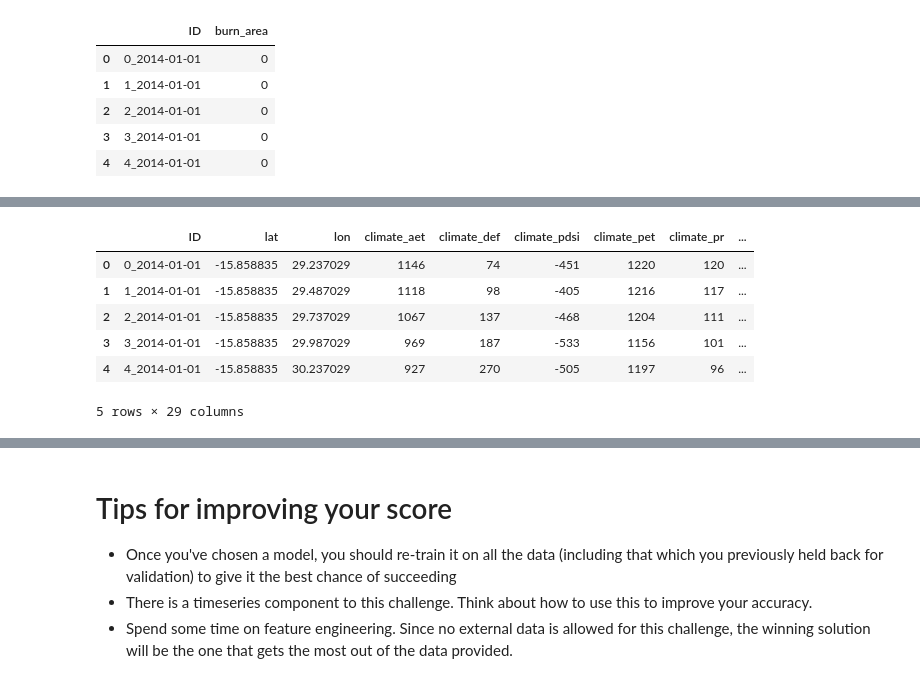
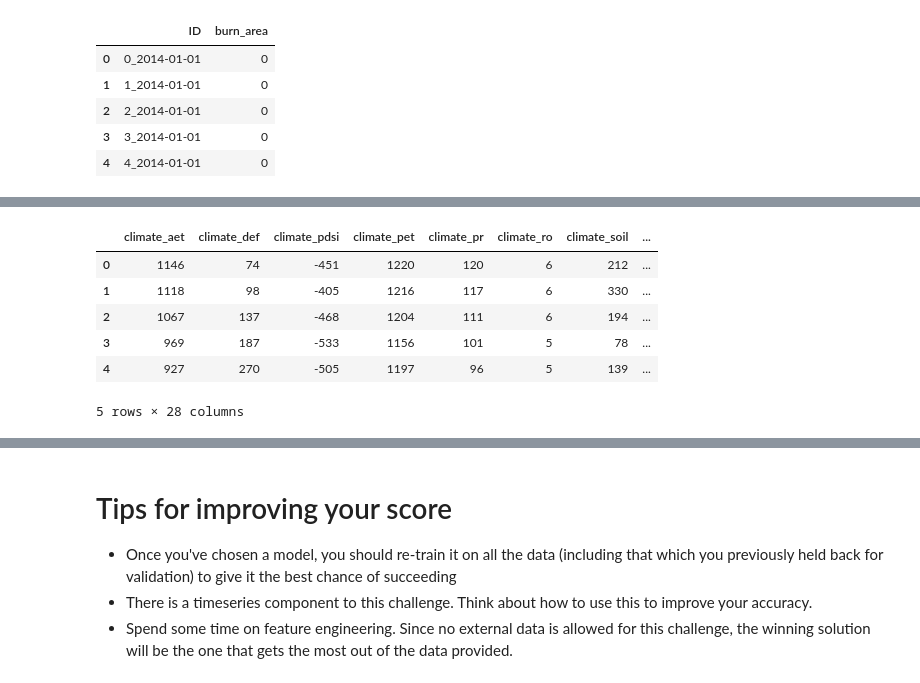
Before and after one commit to boladjivinny/fire-prediction, a Jupyter notebook: FirePrediction.ipynb, the cells around one changed output, grey strips where cells are left out. Cells and saved outputs as stored; diff of their text form; code cells hidden in the pictures.

```diff
--- a/FirePrediction.ipynb
+++ b/FirePrediction.ipynb
@@ -125,4 +122,0 @@ plt.scatter(sample['climate_pr'], sample['burn_area'], alpha=0.3)
-# %%
-# Split the ID (eg 127_2017-01-03) to get the date string, which we convert to datetime to make life easier
-train['date'] = pd.to_datetime(train['ID'].apply(lambda x: x.split('_')[1]))
-test['date'] = pd.to_datetime(test['ID'].apply(lambda x: x.split('_')[1]))
@@ -292,12 +213,14 @@ plt.show()
-# %%
-# And the test data
-test.head()
-# %% [output]
-|  | ID | lat | lon | climate_aet | climate_def | climate_pdsi | climate_pet | climate_pr | ... |
-| 0 | 0_2014-01-01 | -15.858835 | 29.237029 | 1146 | 74 | -451 | 1220 | 120 | ... |
-| 1 | 1_2014-01-01 | -15.858835 | 29.487029 | 1118 | 98 | -405 | 1216 | 117 | ... |
-| 2 | 2_2014-01-01 | -15.858835 | 29.737029 | 1067 | 137 | -468 | 1204 | 111 | ... |
-| 3 | 3_2014-01-01 | -15.858835 | 29.987029 | 969 | 187 | -533 | 1156 | 101 | ... |
-| 4 | 4_2014-01-01 | -15.858835 | 30.237029 | 927 | 270 | -505 | 1197 | 96 | ... |
-5 rows × 29 columns
+# %%
+# And the test data
+test['date'] = pd.to_datetime(train['ID'].apply(lambda x: x.split('_')[1]))
+X_test = process_data(test, test=True)
+X_test.head()
+# %% [output]
+|  | climate_aet | climate_def | climate_pdsi | climate_pet | climate_pr | climate_ro | climate_soil | ... |
+| 0 | 1146 | 74 | -451 | 1220 | 120 | 6 | 212 | ... |
+| 1 | 1118 | 98 | -405 | 1216 | 117 | 6 | 330 | ... |
+| 2 | 1067 | 137 | -468 | 1204 | 111 | 6 | 194 | ... |
+| 3 | 969 | 187 | -533 | 1156 | 101 | 5 | 78 | ... |
+| 4 | 927 | 270 | -505 | 1197 | 96 | 5 | 139 | ... |
+5 rows × 28 columns
 # %%
```
Also changed, not shown: parts of 16 cells of this notebook, 1 other file.
